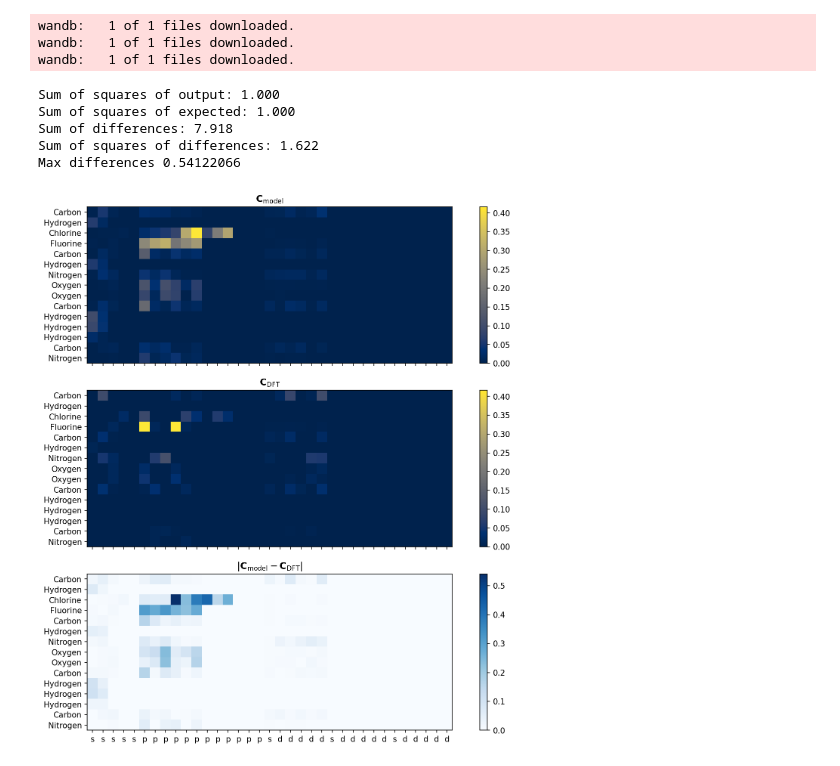
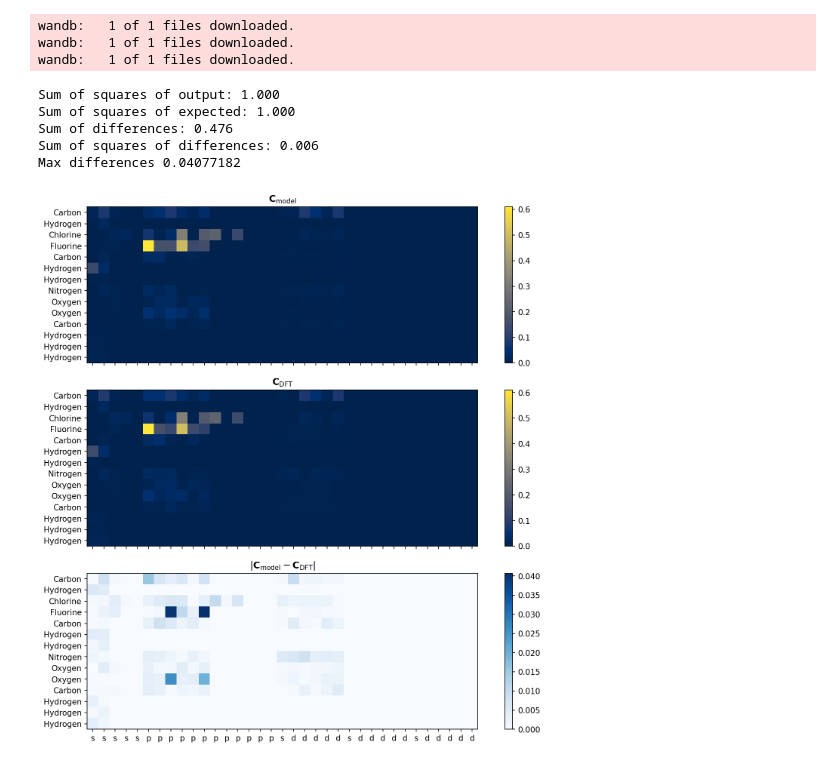
Before and after one commit to sudarshanv01/coeffnet, a Jupyter notebook: training/analyse_hamiltonian_dataset.ipynb, the cells around one changed output. Drawn from its saved outputs; the diff is of its cells as text; code cells hidden in the pictures.

Commit message:
Fix bug with differences in ipynb and prepare relative energies run

```diff
--- a/training/analyse_hamiltonian_dataset.ipynb
+++ b/training/analyse_hamiltonian_dataset.ipynb
@@ -137,16 +141,12 @@ for idx, data in enumerate(validation_loader):
     print(f"Sum of squares of output: {sum_squares_ouput:.3f}")
 
     expected = data.x_transition_state.detach().numpy()
+    expected = np.abs(expected)
     sum_squares_expected = np.sum(expected**2)
     print(f"Sum of squares of expected: {sum_squares_expected:.3f}")
 
-    difference_subtract = output - expected
-    difference_add = output + expected
-    difference_subtract_max = np.max(np.abs(difference_subtract))
-    difference_add_max = np.max(np.abs(difference_add))
-    difference = difference_add if difference_add_max < difference_subtract_max else difference_subtract
+    difference = output - expected
     difference = np.abs(difference)
-    expected = -expected if difference_add_max < difference_subtract_max else expected
     sum_differences = np.sum(np.abs(difference))
     sumsq_differences = np.sum(difference**2)
     print(f"Sum of differences: {sum_differences:.3f}")
@@ -162,37 +162,37 @@ for idx, data in enumerate(validation_loader):
     cax.set_clim(axs[0].get_images()[0].get_clim())
     axs[1].set_title(r"$\mathbf{C}_{\mathrm{DFT}}$")
     cax = axs[2].imshow(difference, cmap="Blues")
     fig.colorbar(cax, ax=axs[2])
     axs[2].set_title(r"$\left | \mathbf{C}_{\mathrm{model}} - \mathbf{C}_{\mathrm{DFT}} \right | $")
 
     tickvals = data.species.view(-1).detach().numpy().flatten()
     tickvals_species = [atomic_names[int(tickval)] for tickval in tickvals]
     axs[0].set_yticks(np.arange(len(tickvals)))
     axs[0].set_yticklabels(tickvals_species)
     axs[1].set_yticks(np.arange(len(tickvals)))
     axs[1].set_yticklabels(tickvals_species)
     axs[2].set_yticks(np.arange(len(tickvals)))
     axs[2].set_yticklabels(tickvals_species)
     axs[0].set_xticks(np.arange(35))
     # axs[0].set_xticks(np.arange(4))
     axs[0].set_xticklabels(5 *["s"] + 12*["p"] + 3*["s" , "d" , "d" , "d" , "d" , "d"])
     # axs[0].set_xticklabels(1*["s"] + 3*["p"])
     # axs[0].set_ylabel("Atom Number")
     # axs[1].set_ylabel("Atom Number")
     # axs[2].set_ylabel("Atom Number")
     fig.tight_layout()
     # Improve dpi
     fig.set_dpi(150)
     plt.show()
 
     break
 # %% [output]
 Sum of squares of output: 1.000
 Sum of squares of expected: 1.000
-Sum of differences: 7.918
-Sum of squares of differences: 1.622
-Max differences 0.54122066
+Sum of differences: 0.476
+Sum of squares of differences: 0.006
+Max differences 0.04077182
-[figure, old version]
+[figure, new version]
 # %%
 # Generate the sum of squares of the coefficient matrix
 model = torch.load(os.path.join(artifact_dir_coeff, "reaction_model.pt"), map_location=torch.device('cpu'))
```
Also changed, not shown: parts of 3 cells of this notebook, 1 other file.
